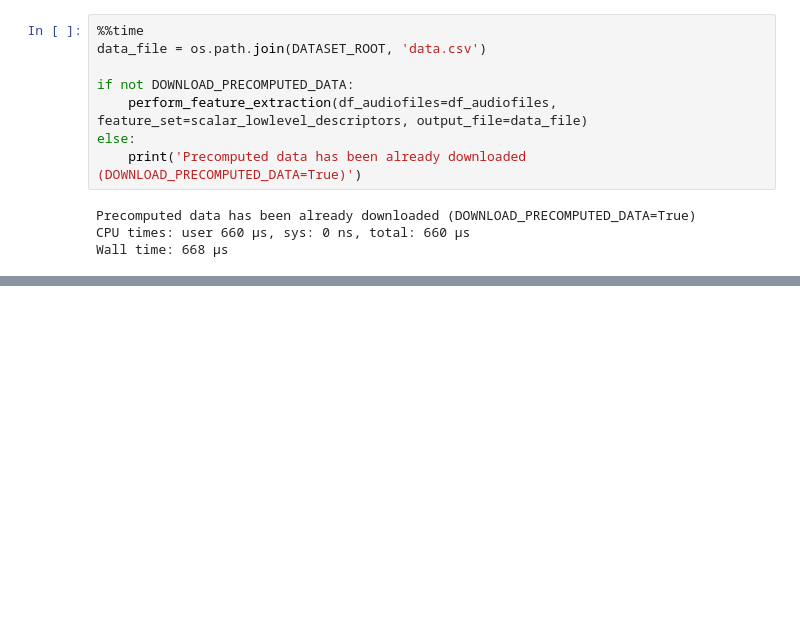
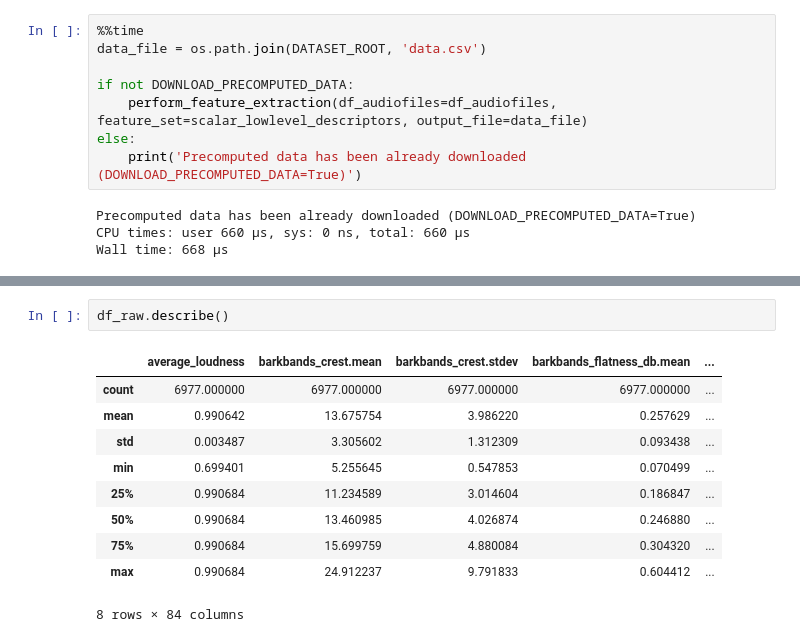
Before and after one commit to eagomez2/mir_basics, a Jupyter notebook: eagomez_assignment01_exemplary_mir_workflow.ipynb, the cells around one changed output, grey strips where cells are left out. Saved outputs shown, nothing was run; the diff lists cells and outputs as text; blank space fills up the shorter version.

```diff
--- a/eagomez_assignment01_exemplary_mir_workflow.ipynb
+++ b/eagomez_assignment01_exemplary_mir_workflow.ipynb
@@ -380,0 +439,13 @@ Wall time: 668 µs
+# %%
+df_raw.describe()
+# %% [output]
+|  | average_loudness | barkbands_crest.mean | barkbands_crest.stdev | barkbands_flatness_db.mean | ... |
+| count | 6977.000000 | 6977.000000 | 6977.000000 | 6977.000000 | ... |
+| mean | 0.990642 | 13.675754 | 3.986220 | 0.257629 | ... |
+| std | 0.003487 | 3.305602 | 1.312309 | 0.093438 | ... |
+| min | 0.699401 | 5.255645 | 0.547853 | 0.070499 | ... |
+| 25% | 0.990684 | 11.234589 | 3.014604 | 0.186847 | ... |
+| 50% | 0.990684 | 13.460985 | 4.026874 | 0.246880 | ... |
+| 75% | 0.990684 | 15.699759 | 4.880084 | 0.304320 | ... |
+| max | 0.990684 | 24.912237 | 9.791833 | 0.604412 | ... |
+8 rows × 84 columns
```
Also changed, not shown: parts of 18 cells of this notebook.
